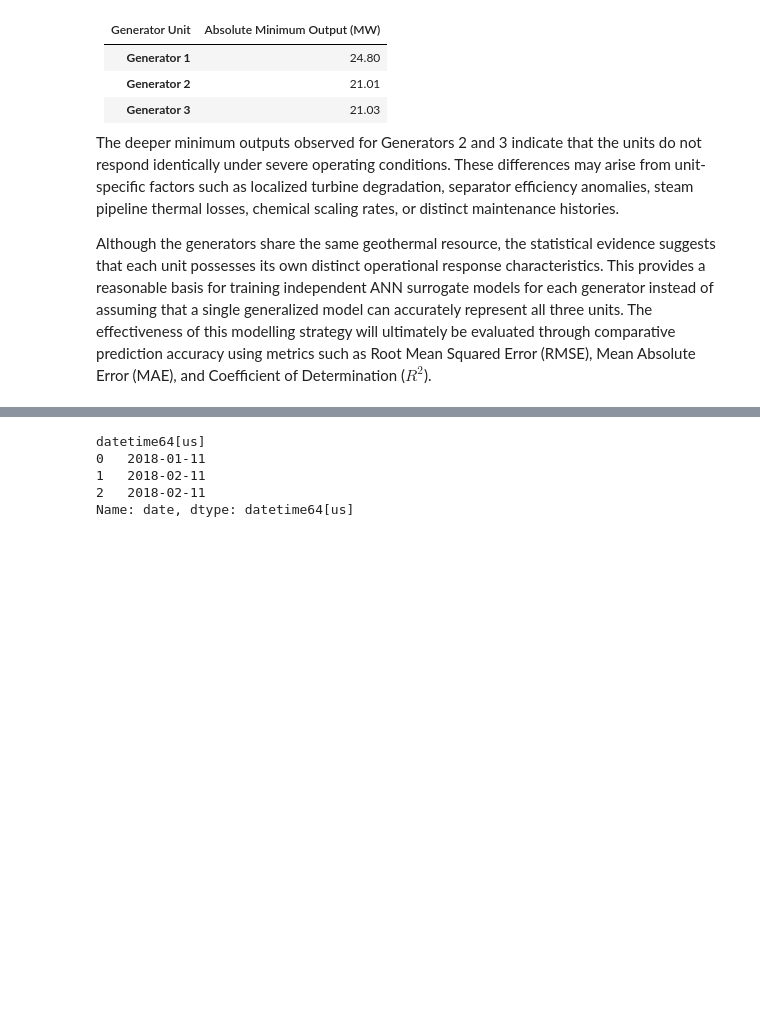
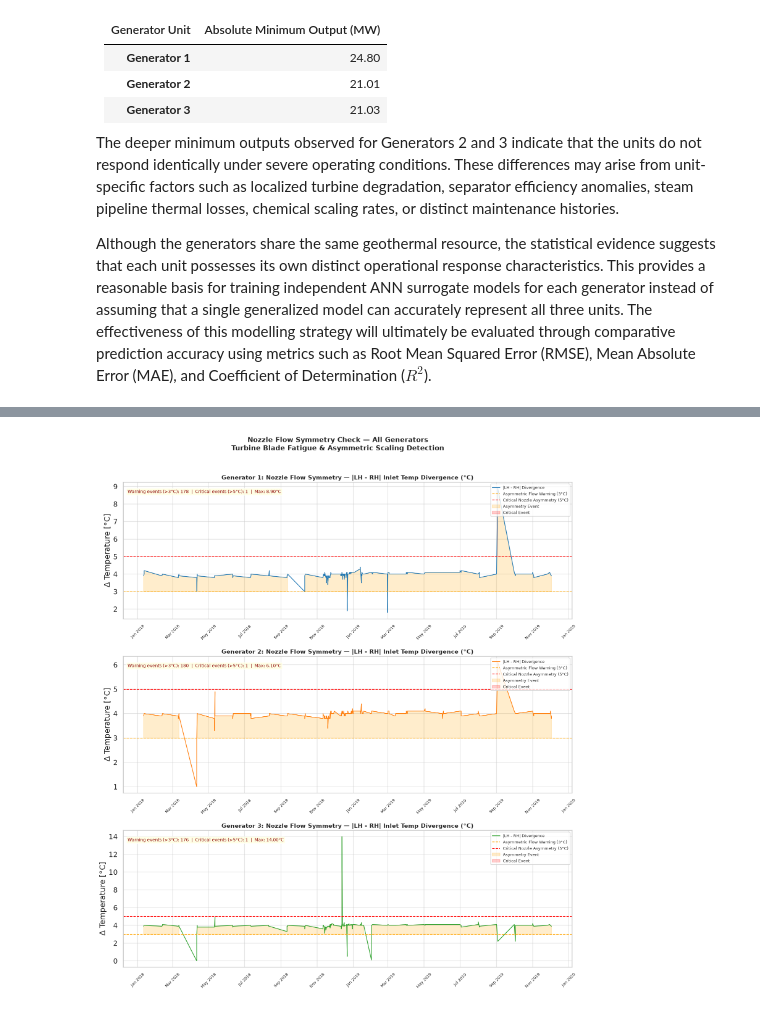
Before and after one commit to Darlene-13/double-flash-geothermal, a Jupyter notebook: notebooks/00_explanatory_data_analysis.ipynb, the cells around one changed output, grey strips where cells are left out. Cells and saved outputs as stored; diff of their text form; code cells hidden in the pictures; blank space fills up the shorter version.

```diff
--- a/notebooks/00_explanatory_data_analysis.ipynb
+++ b/notebooks/00_explanatory_data_analysis.ipynb
@@ -605,12 +623,61 @@ plt.show()
-# %%
-print(gen1_clean['date'].dtype)
-print(gen1_clean['date'].head(3))
-# %% [output]
-datetime64[us]
-0   2018-01-11
-1   2018-02-11
-2   2018-02-11
-Name: date, dtype: datetime64[us]
+# %%
+fig, axes = plt.subplots(3, 1, figsize=(16, 18), sharex=False)
+
+generators = [
+    (gen1_clean, 'Generator 1', '#1f77b4'),
+    (gen2_clean, 'Generator 2', '#ff7f0e'),
+    (gen3_clean, 'Generator 3', '#2ca02c'),
+]
+
+for ax, (df, name, color) in zip(axes, generators):
+    df = df.copy()
+    df['date'] = pd.to_datetime(df['date'])
+
+    # Compute absolute divergence
+    divergence = (df['lh_inlet_temp_C'] - df['rh_inlet_temp_C']).abs()
+
+    ax.plot(df['date'], divergence, color=color, linewidth=1.5, label='|LH - RH| Divergence')
+
+    # Threshold lines
+    ax.axhline(y=3.0, color='orange', linestyle='--', linewidth=1.5,
+               label='Asymmetric Flow Warning (3°C)')
+    ax.axhline(y=5.0, color='red', linestyle='--', linewidth=1.5,
+               label='Critical Nozzle Asymmetry (5°C)')
+
+    # Shade critical zone
+    ax.fill_between(df['date'], 3.0, divergence,
+                    where=(divergence > 3.0),
+                    color='orange', alpha=0.2, label='Asymmetry Event')
+    ax.fill_between(df['date'], 5.0, divergence,
+                    where=(divergence > 5.0),
+                    color='red', alpha=0.2, label='Critical Event')
+
+    # Count events
+    warning_events  = (divergence > 3.0).sum()
+    critical_events = (divergence > 5.0).sum()
+    max_div = divergence.max()
+
+    ax.text(0.01, 0.92,
+            f'Warning events (>3°C): {warning_events}  |  Critical events (>5°C): {critical_events}  |  Max: {max_div:.2f}°C',
+            transform=ax.transAxes,
+            fontsize=10, color='darkred',
+            bbox=dict(boxstyle='round,pad=0.3', facecolor='lightyellow', alpha=0.8))
+
+    ax.set_title(f'{name}: Nozzle Flow Symmetry — |LH - RH| Inlet Temp Divergence (°C)',
+                 fontsize=14, fontweight='bold')
+    ax.set_ylabel('Δ Temperature [°C]')
+    ax.legend(loc='upper right', fontsize=9)
+
+    ax.xaxis.set_major_locator(mdates.MonthLocator(interval=2))
+    ax.xaxis.set_major_formatter(mdates.DateFormatter('%b %Y'))
+    ax.tick_params(axis='x', rotation=45, labelsize=9)
+
+plt.suptitle('Nozzle Flow Symmetry Check — All Generators\nTurbine Blade Fatigue & Asymmetric Scaling Detection',
+             fontsize=16, fontweight='bold', y=1.01)
+plt.tight_layout()
+plt.show()
+# %% [output]
+[figure, added]
 # %%
 fig, axes = plt.subplots(3, 1, figsize=(14, 36))
 
```
Also changed, not shown: parts of 4 cells of this notebook.
